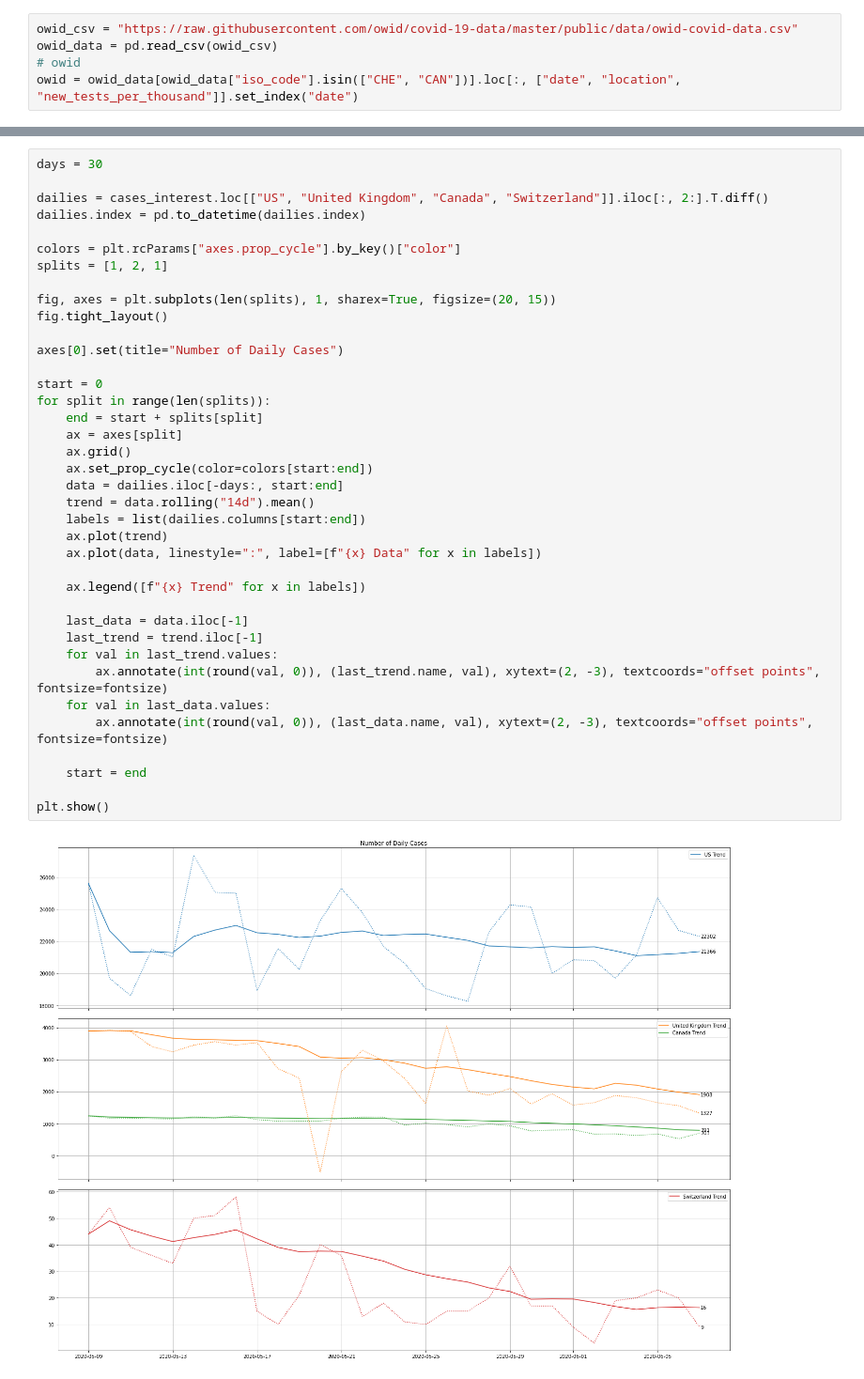
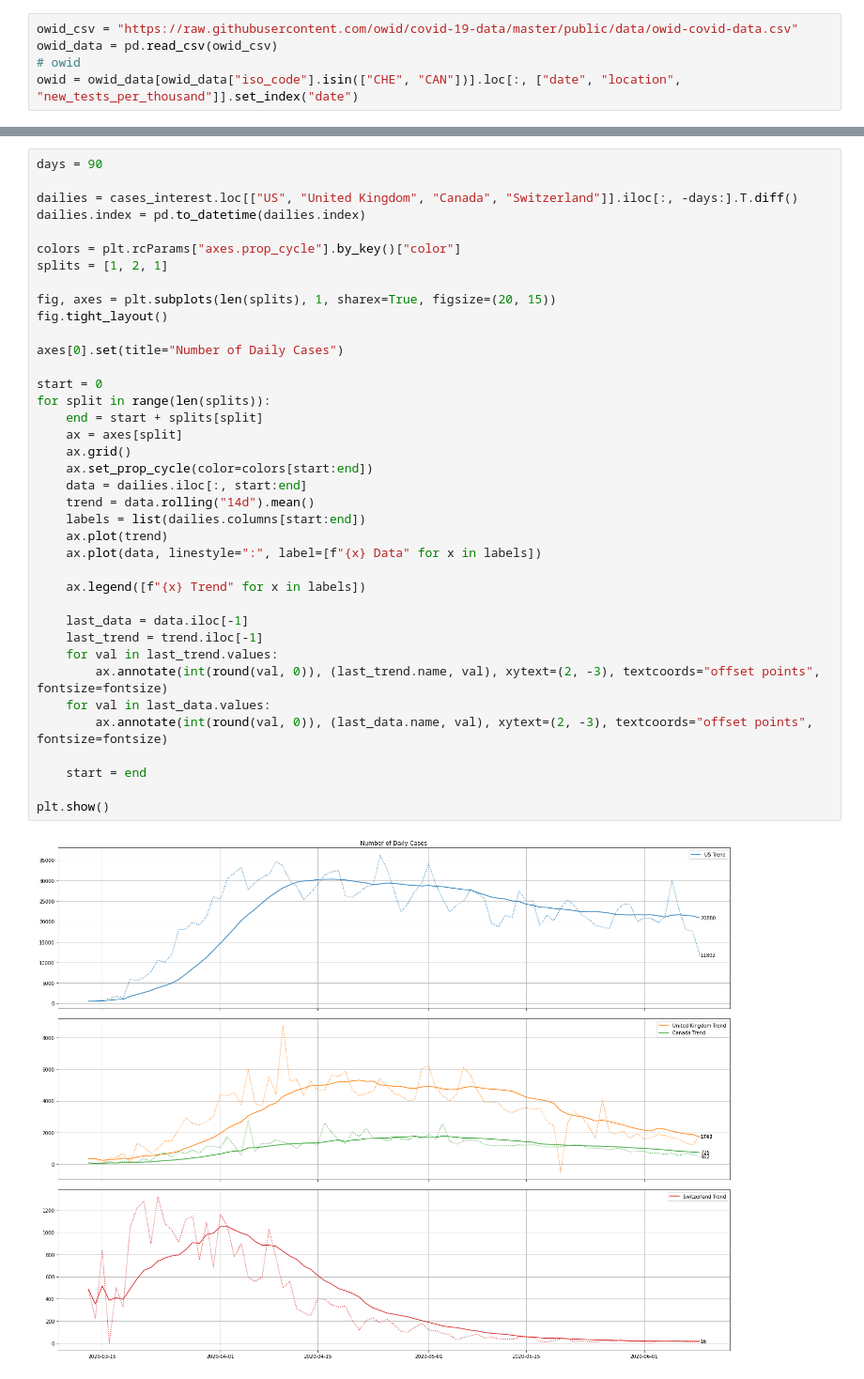
Before and after one commit to willharris/coronastats, a Jupyter notebook: coronastats.ipynb, the cells around one changed output, grey strips where cells are left out. Shown at 94% size. Cells and saved outputs as stored; diff of their text form.

```diff
--- a/coronastats.ipynb
+++ b/coronastats.ipynb
@@ -192,7 +192,7 @@ plt.show()
 # %%
-days = 30
+days = 90
 
-dailies = cases_interest.loc[["US", "United Kingdom", "Canada", "Switzerland"]].iloc[:, 2:].T.diff()
+dailies = cases_interest.loc[["US", "United Kingdom", "Canada", "Switzerland"]].iloc[:, -days:].T.diff()
 dailies.index = pd.to_datetime(dailies.index)
 
 colors = plt.rcParams["axes.prop_cycle"].by_key()["color"]
@@ -200,32 +200,32 @@ splits = [1, 2, 1]
 
 fig, axes = plt.subplots(len(splits), 1, sharex=True, figsize=(20, 15))
 fig.tight_layout()
 
 axes[0].set(title="Number of Daily Cases")
 
 start = 0
 for split in range(len(splits)):
     end = start + splits[split]
     ax = axes[split]
     ax.grid()
     ax.set_prop_cycle(color=colors[start:end])
-    data = dailies.iloc[-days:, start:end]
+    data = dailies.iloc[:, start:end]
     trend = data.rolling("14d").mean()
     labels = list(dailies.columns[start:end])
     ax.plot(trend)
     ax.plot(data, linestyle=":", label=[f"{x} Data" for x in labels])
 
     ax.legend([f"{x} Trend" for x in labels])
 
     last_data = data.iloc[-1]
     last_trend = trend.iloc[-1]
     for val in last_trend.values:
         ax.annotate(int(round(val, 0)), (last_trend.name, val), xytext=(2, -3), textcoords="offset points", fontsize=fontsize)
     for val in last_data.values:
         ax.annotate(int(round(val, 0)), (last_data.name, val), xytext=(2, -3), textcoords="offset points", fontsize=fontsize)
 
     start = end
 
 plt.show()
 # %% [output]
-[figure, old version]
+[figure, new version]
```
Also changed, not shown: parts of 7 cells of this notebook.
